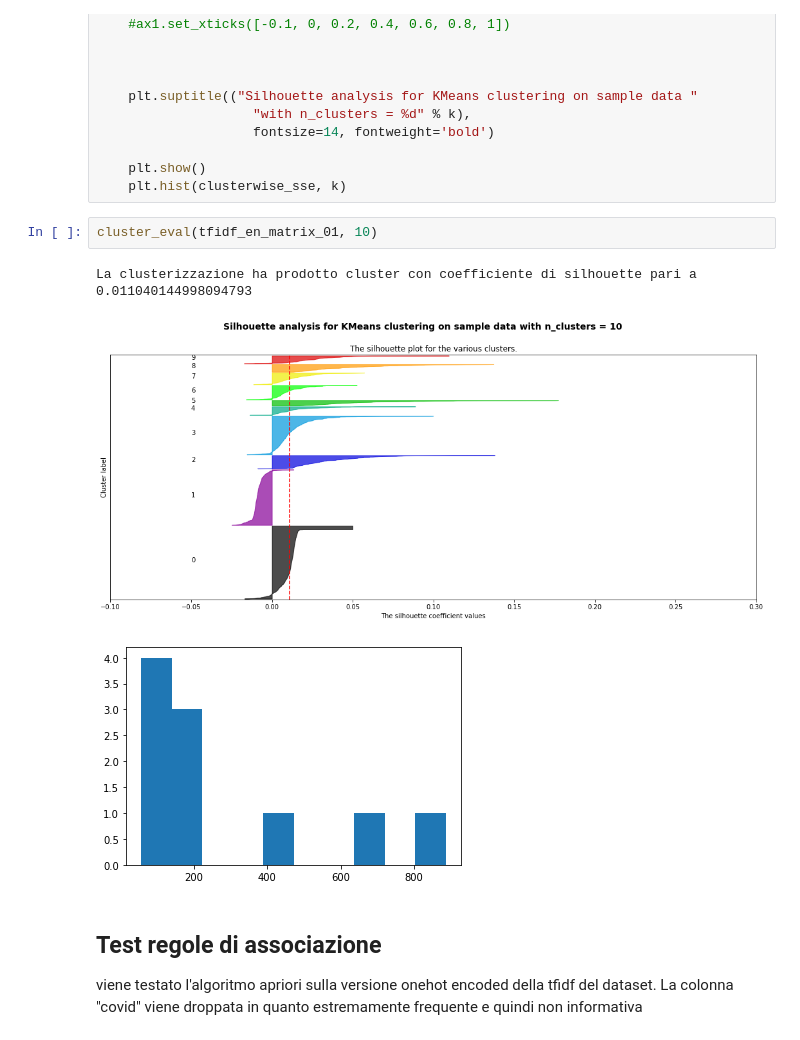
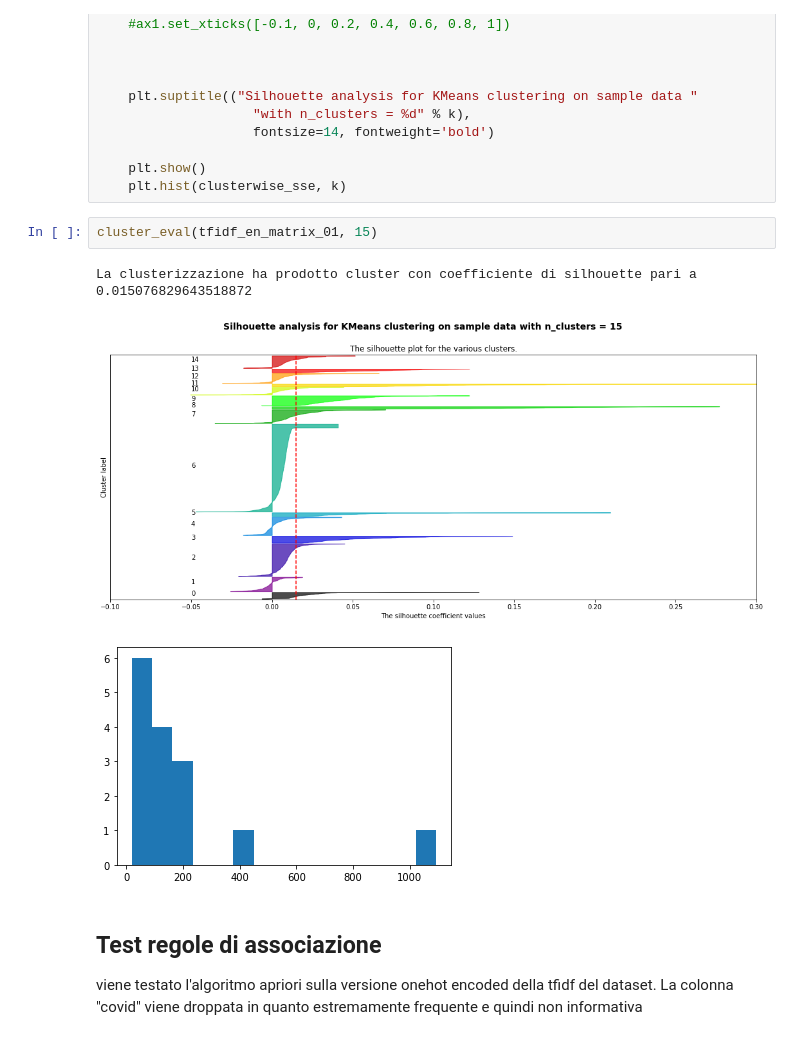
Before and after one commit to giulionenna/Progetto_BI2021, a Jupyter notebook: Mining_notebook.ipynb, the cells around one changed output. Drawn from its saved outputs; the diff is of its cells as text.

```diff
--- a/Mining_notebook.ipynb
+++ b/Mining_notebook.ipynb
@@ -555,11 +552,11 @@ df_en['label_kmeans_PCA']=model.labels_
     plt.show()
     plt.hist(clusterwise_sse, k)
 # %%
-cluster_eval(tfidf_en_matrix_01, 10)
+cluster_eval(tfidf_en_matrix_01, 15)
 # %% [output]
-La clusterizzazione ha prodotto cluster con coefficiente di silhouette pari a 0.011040144998094793
+La clusterizzazione ha prodotto cluster con coefficiente di silhouette pari a 0.015076829643518872
-[figure, old version]
+[figure, new version]
-[figure, old version]
+[figure, new version]
 # %% [markdown]
 ## Test regole di associazione
 viene testato l'algoritmo apriori sulla versione onehot encoded della tfidf del dataset. La colonna "covid" viene droppata in quanto estremamente frequente e quindi non informativa
```
Also changed, not shown: parts of 12 cells of this notebook, 2 other files.
